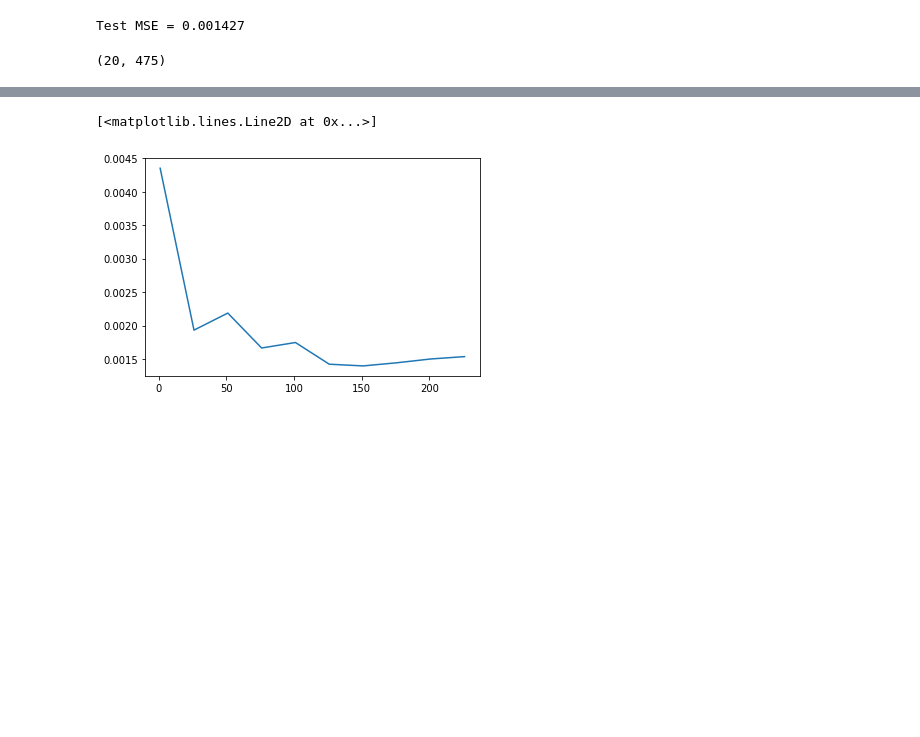
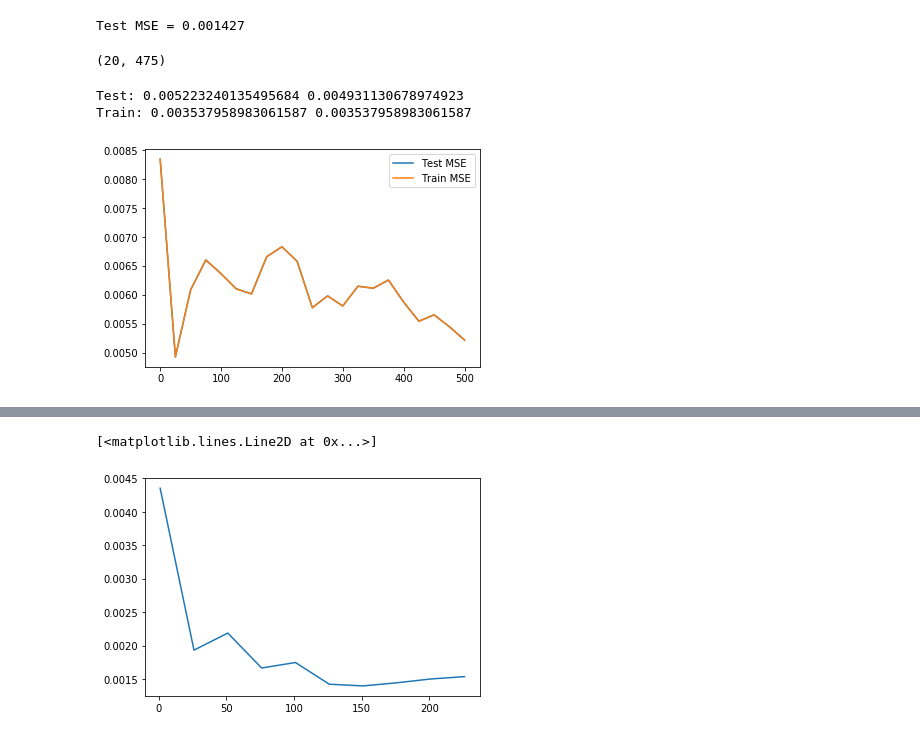
Before and after one commit to thejihuijin/PytorchModels, a Jupyter notebook: Discriminator/GANS-Eval.ipynb, the cells around one changed output, grey strips where cells are left out. Cells and saved outputs as stored; diff of their text form; code cells hidden in the pictures; blank space fills up the shorter version.

```diff
--- a/Discriminator/GANS-Eval.ipynb
+++ b/Discriminator/GANS-Eval.ipynb
@@ -197,30 +200,24 @@ len(nums), nums[-1]
 # %%
 mses = np.zeros(len(nums)+1)
 train_mses = np.zeros(len(nums)+1)
 
 G_basepath = basepath + 'G_epoch_'
 
 for i,epoch in enumerate(nums):
     weightspath = G_basepath + str(epoch+1) + '.weights'
     checkpoint = torch.load(weightspath)
     G.load_state_dict(checkpoint)
     G = G.cuda()
     mses[i] = test_mse(G,testloader)
     train_mses[i] = test_mse(G,faketrainloader)
 
 weightspath = G_basepath + str(500) + '.weights'
 checkpoint = torch.load(weightspath)
 G.load_state_dict(checkpoint)
 G = G.cuda()
 mses[-1] = test_mse(G,testloader)
 train_mses[-1] = test_mse(G,faketrainloader)
-
-plt.figure()
-#plt.plot(nums,mses)
-epochs = range(0,501,25)
-plt.plot(epochs,mses,label='Test MSE')
-plt.plot(epochs,mses,label='Train MSE')
-plt.legend(loc=0)
-
-print('Test:',mses[-1],mses.min())
-print('Train:',train_mses[-1],train_mses.min())
+# %% [output]
+Test: 0.005223240135495684 0.004931130678974923
+Train: 0.003537958983061587 0.003537958983061587
+[figure, added]
```
Also changed, not shown: parts of 29 cells of this notebook, 3 other files.
